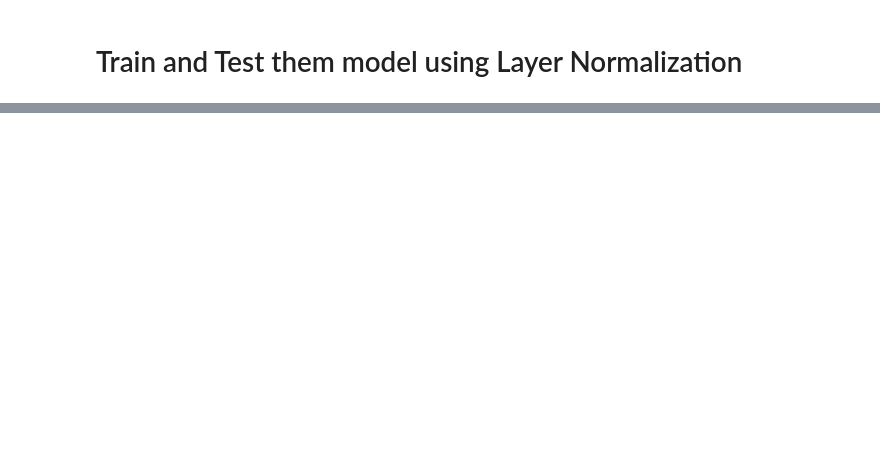
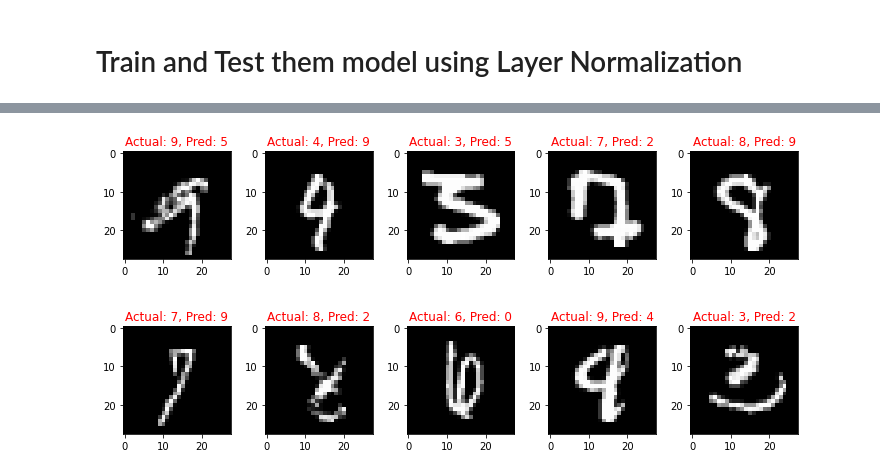
Before and after one commit to GajananKuchgave/EVA8_Assignments, a Jupyter notebook: Assignment_5/EVA8_Session5_BatchNorm_Regularization.ipynb, the cells around one changed output, grey strips where cells are left out. Saved outputs shown, nothing was run; the diff lists cells and outputs as text; code cells hidden in the pictures; blank space fills up the shorter version.

```diff
--- a/Assignment_5/EVA8_Session5_BatchNorm_Regularization.ipynb
+++ b/Assignment_5/EVA8_Session5_BatchNorm_Regularization.ipynb
@@ -253,7 +343,7 @@ for epoch in range(EPOCHS):
 # %%
 from torch.optim.lr_scheduler import StepLR
 
-model =  Net(NormalizationName = 'LN').to(device)
+model =  Net('LN').to(device)
 optimizer = optim.SGD(model.parameters(), lr=0.05, momentum=0.9)
 scheduler = StepLR(optimizer, step_size=5, gamma=0.1)
 
@@ -262,5 +352,5 @@ EPOCHS = 20
 for epoch in range(EPOCHS):
     print("EPOCH:", epoch)
     train(model, device, train_loader, optimizer, epoch, NormalizationName = 'LN' )
-    # scheduler.step()
+    scheduler.step()
     test(model, device, test_loader, NormalizationName = 'LN')
@@ -266,0 +393,4 @@ for epoch in range(EPOCHS):
+# %%
+plot_misclassified_images(model, test_loader)
+# %% [output]
+[figure, added]
```
Also changed, not shown: parts of 12 cells of this notebook.
